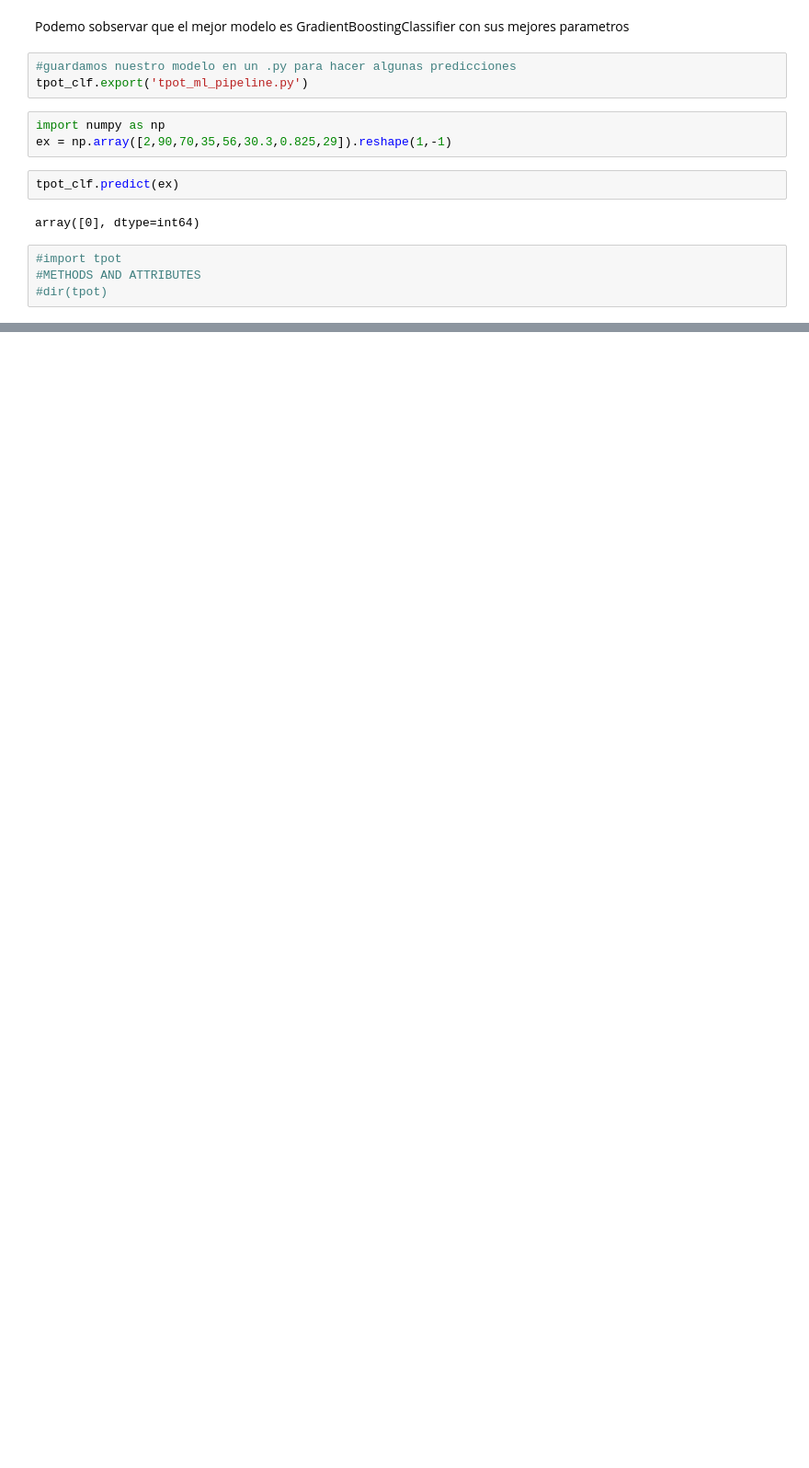
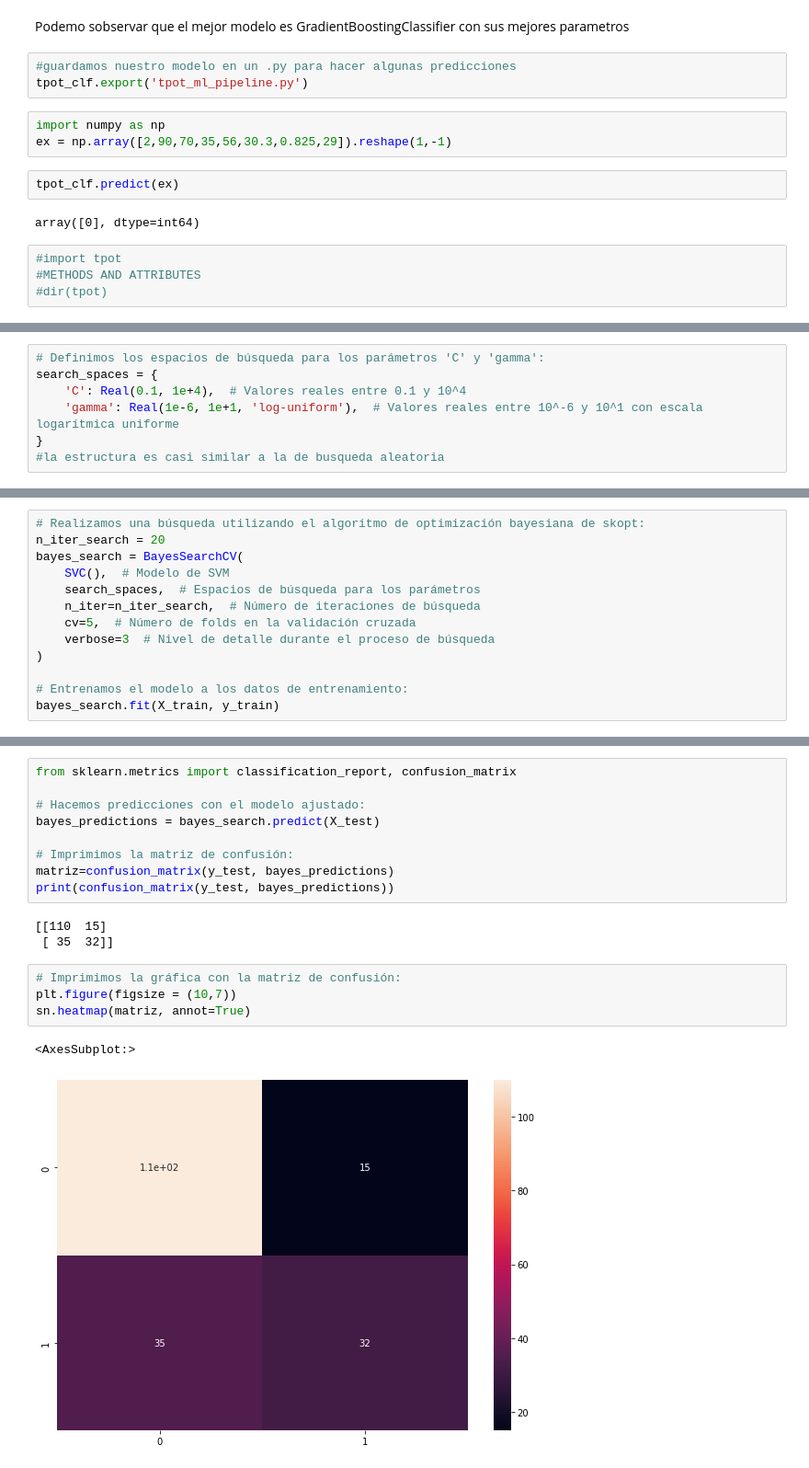
Before and after one commit to RafaRomero8/Tuning, a Jupyter notebook: Tuning.ipynb, the cells around one changed output, grey strips where cells are left out. Shown: that part at 92% size. Saved outputs shown, nothing was run; the diff lists cells and outputs as text; blank space fills up the shorter version.

Commit message:
Bayesian search

```diff
--- a/Tuning.ipynb
+++ b/Tuning.ipynb
@@ -372,0 +416,7 @@ array([0], dtype=int64)
+# %%
+# Definimos los espacios de búsqueda para los parámetros 'C' y 'gamma':
+search_spaces = {
+    'C': Real(0.1, 1e+4),  # Valores reales entre 0.1 y 10^4
+    'gamma': Real(1e-6, 1e+1, 'log-uniform'),  # Valores reales entre 10^-6 y 10^1 con escala logarítmica uniforme
+}
+#la estructura es casi similar a la de busqueda aleatoria
@@ -372,0 +425,13 @@ array([0], dtype=int64)
+# %%
+# Realizamos una búsqueda utilizando el algoritmo de optimización bayesiana de skopt:
+n_iter_search = 20
+bayes_search = BayesSearchCV(
+    SVC(),  # Modelo de SVM
+    search_spaces,  # Espacios de búsqueda para los parámetros
+    n_iter=n_iter_search,  # Número de iteraciones de búsqueda
+    cv=5,  # Número de folds en la validación cruzada
+    verbose=3  # Nivel de detalle durante el proceso de búsqueda
+)
+
+# Entrenamos el modelo a los datos de entrenamiento:
+bayes_search.fit(X_train, y_train)
@@ -372,0 +474,19 @@ array([0], dtype=int64)
+# %%
+from sklearn.metrics import classification_report, confusion_matrix
+
+# Hacemos predicciones con el modelo ajustado:
+bayes_predictions = bayes_search.predict(X_test)
+
+# Imprimimos la matriz de confusión:
+matriz=confusion_matrix(y_test, bayes_predictions)
+print(confusion_matrix(y_test, bayes_predictions))
+# %% [output]
+[[110  15]
+ [ 35  32]]
+# %%
+# Imprimimos la gráfica con la matriz de confusión:
+plt.figure(figsize = (10,7))
+sn.heatmap(matriz, annot=True)
+# %% [output]
+<AxesSubplot:>
+[figure, added]
```
Also changed, not shown: parts of 12 cells of this notebook.
